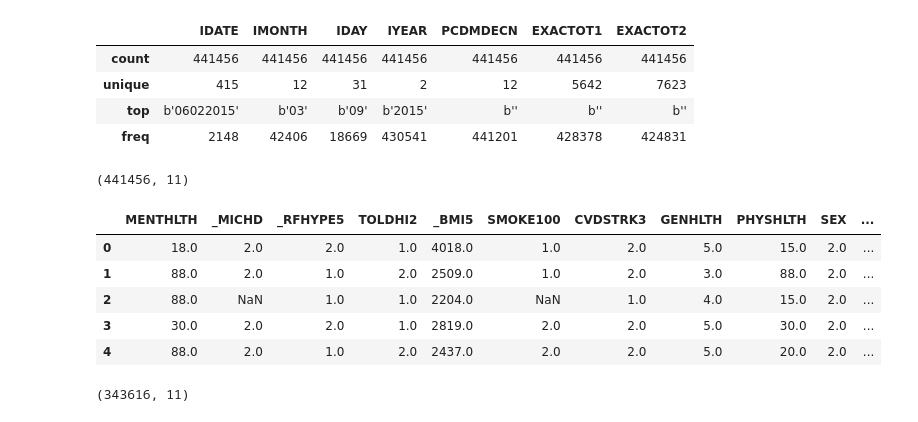
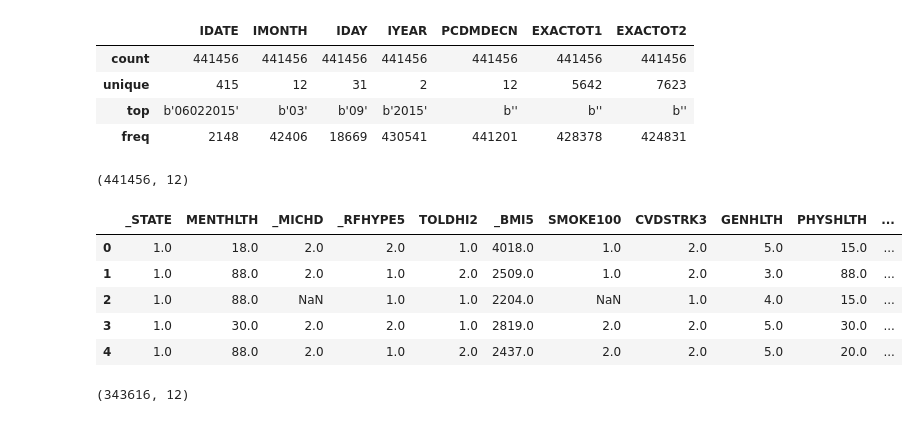
Before and after one commit to UC-Healthcare/Healthcare_Analysis, a Jupyter notebook: BRFSS_analysis_and_cleanup.ipynb, the cells around one changed output. Drawn from its saved outputs; the diff is of its cells as text; code cells hidden in the pictures.

Commit message:
Added states with text value to cleaned dataset

```diff
--- a/BRFSS_analysis_and_cleanup.ipynb
+++ b/BRFSS_analysis_and_cleanup.ipynb
@@ -71,29 +71,30 @@ brfss_2015_df.describe(include=["object", "bool"])
 # %%
 # Extract data we care about
 extract_brfss_2015_df = brfss_2015_df[[
+                                   '_STATE', # State FIPS Code
                                    'MENTHLTH', # Now thinking about your mental health, which includes stress, depression, and problems with emotions, for how many days during the past 30 days was your mental health not good?
                                    '_MICHD', # Respondents that have ever reported having coronary heart disease (CHD) or myocardial infarction (MI)
                                    '_RFHYPE5', # Adults who have been told they have high blood pressure by a doctor, nurse, or other health professional
                                    'TOLDHI2', # Have you EVER been told by a doctor, nurse or other health professional that your blood cholesterol is high?
                                    '_BMI5', # Body Mass Index (BMI)
                                    'SMOKE100', # Have you smoked at least 100 cigarettes in your entire life?
                                    'CVDSTRK3', # (Ever told) you had a stroke.
                                    'GENHLTH', # Would you say that in general your health is:
                                    'PHYSHLTH', # Now thinking about your physical health, which includes physical illness and injury, for how many days during the past 30 days was your physical health not good?
                                    'SEX', # Indicate sex of respondent
                                    '_AGEG5YR', # Fourteen-level age category
                                    ]]
 
 print(extract_brfss_2015_df.shape)
 extract_brfss_2015_df.head()
 # %% [output]
-(441456, 11)
+(441456, 12)
-|  | MENTHLTH | _MICHD | _RFHYPE5 | TOLDHI2 | _BMI5 | SMOKE100 | CVDSTRK3 | GENHLTH | PHYSHLTH | SEX | ... |
-| 0 | 18.0 | 2.0 | 2.0 | 1.0 | 4018.0 | 1.0 | 2.0 | 5.0 | 15.0 | 2.0 | ... |
-| 1 | 88.0 | 2.0 | 1.0 | 2.0 | 2509.0 | 1.0 | 2.0 | 3.0 | 88.0 | 2.0 | ... |
-| 2 | 88.0 | NaN | 1.0 | 1.0 | 2204.0 | NaN | 1.0 | 4.0 | 15.0 | 2.0 | ... |
-| 3 | 30.0 | 2.0 | 2.0 | 1.0 | 2819.0 | 2.0 | 2.0 | 5.0 | 30.0 | 2.0 | ... |
-| 4 | 88.0 | 2.0 | 1.0 | 2.0 | 2437.0 | 2.0 | 2.0 | 5.0 | 20.0 | 2.0 | ... |
+|  | _STATE | MENTHLTH | _MICHD | _RFHYPE5 | TOLDHI2 | _BMI5 | SMOKE100 | CVDSTRK3 | GENHLTH | PHYSHLTH | ... |
+| 0 | 1.0 | 18.0 | 2.0 | 2.0 | 1.0 | 4018.0 | 1.0 | 2.0 | 5.0 | 15.0 | ... |
+| 1 | 1.0 | 88.0 | 2.0 | 1.0 | 2.0 | 2509.0 | 1.0 | 2.0 | 3.0 | 88.0 | ... |
+| 2 | 1.0 | 88.0 | NaN | 1.0 | 1.0 | 2204.0 | NaN | 1.0 | 4.0 | 15.0 | ... |
+| 3 | 1.0 | 30.0 | 2.0 | 2.0 | 1.0 | 2819.0 | 2.0 | 2.0 | 5.0 | 30.0 | ... |
+| 4 | 1.0 | 88.0 | 2.0 | 1.0 | 2.0 | 2437.0 | 2.0 | 2.0 | 5.0 | 20.0 | ... |
 # %%
 # Check for null rows
 #extract_brfss_2015_df.isnull().sum()
@@ -102,7 +103,7 @@ extract_brfss_2015_df.head()
 extract_brfss_2015_df = extract_brfss_2015_df.dropna()
 extract_brfss_2015_df.shape
 # %% [output]
-(343616, 11)
+(343616, 12)
 # %%
 # Cleanup values using codebook: https://www.cdc.gov/brfss/annual_data/2015/pdf/codebook15_llcp.pdf
 pd.options.mode.chained_assignment = None  # default='warn'
```
Also changed, not shown: parts of 3 cells of this notebook, 1 other file.
